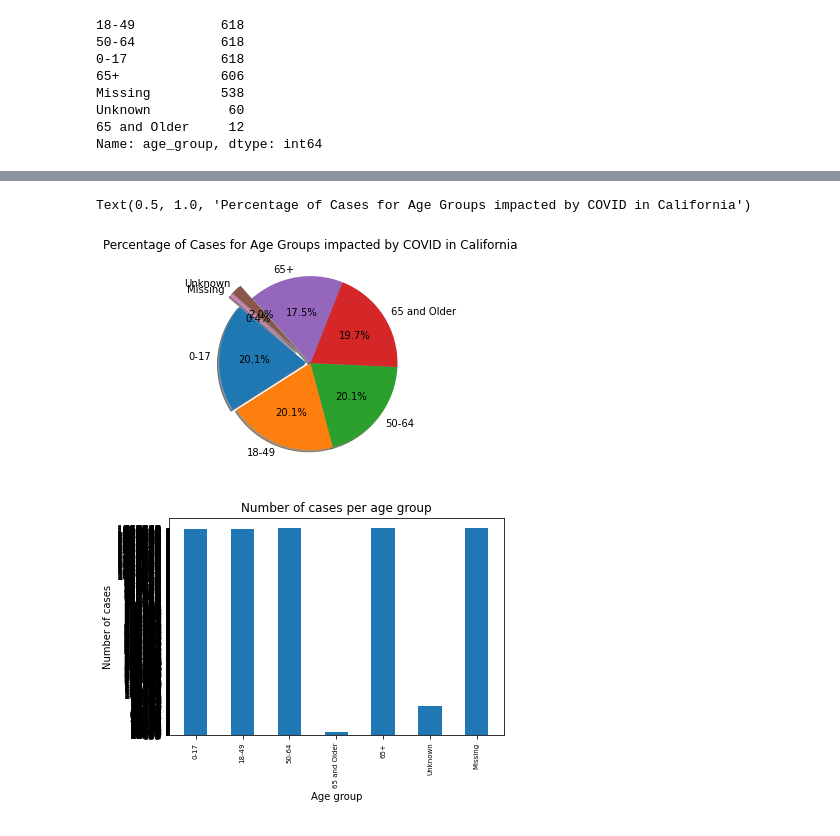
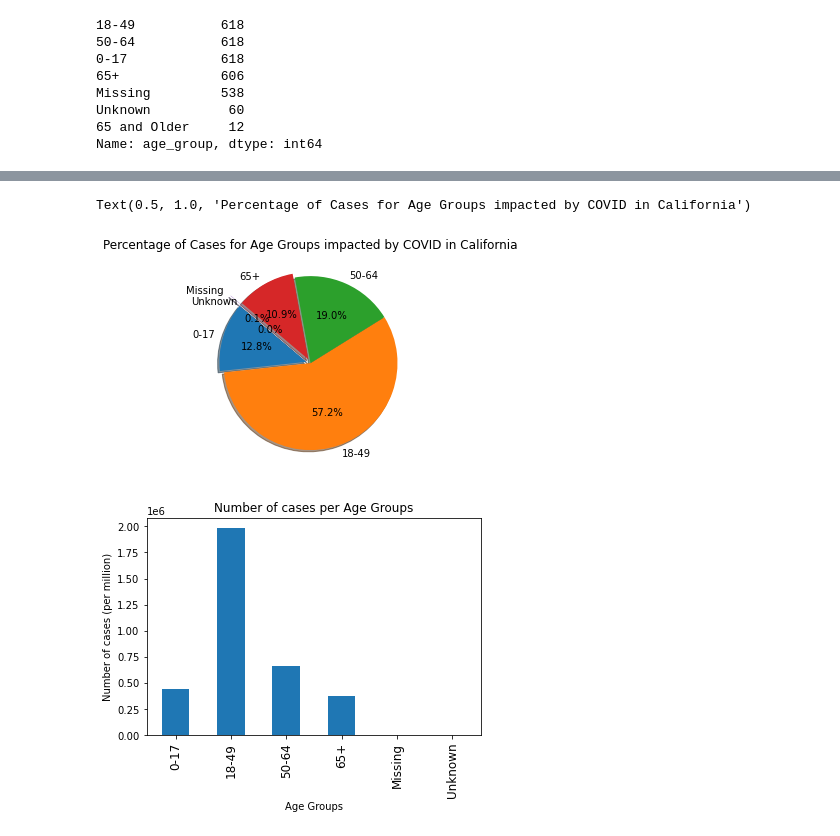
Before and after one commit to JohnGlendening/Project-1_2021, a Jupyter notebook: California gov/Cali_age.ipynb, the cells around one changed output, grey strips where cells are left out. Cells and saved outputs as stored; diff of their text form; code cells hidden in the pictures.

Commit message:
Uploaded Cali charts for Age groups

```diff
--- a/California gov/Cali_age.ipynb
+++ b/California gov/Cali_age.ipynb
@@ -75,0 +105,10 @@ Name: age_group, dtype: int64
+# %%
+age_group=["0-17","18-49","50-64","65+","Missing","Unknown"]
+Cases=[444547,1983548,660785,(369313+10086),2133,177]
+Deaths=[14,3377,9741,(37510+1336),6,0]
+
+Cali_Age_df=pd.DataFrame({"Age Groups":age_group,
+                       "Cases":Cases,
+                       "Deaths":Deaths})
+
+Cali_Age_df
@@ -76,28 +135,28 @@ Name: age_group, dtype: int64
 # %%
 #Pie chart of the percentage(%) of genders impacted in California
-ages=age_df["age_group"].value_counts()
+sizes=Cali_Age_df["Cases"]
 
-labels=age_df["age_group"].unique()
+labels=Cali_Age_df["Age Groups"].unique()
 
-explode= (0.05,0,0,0,0,0.2,0.2)
+explode= (0.05,0,0,.05,0.2,0)
 
-plt.pie(ages, labels=labels,explode=explode,
+plt.pie(sizes, labels=labels,explode=explode,
         autopct="%1.1f%%", shadow=True, startangle=140)
 
 plt.title("Percentage of Cases for Age Groups impacted by COVID in California")
 # %% [output]
 Text(0.5, 1.0, 'Percentage of Cases for Age Groups impacted by COVID in California')
-[figure, old version]
+[figure, new version]
 # %%
-age_count=age_df["age_group"]
-age_cases = age_df["totalpositive"]
-plt.title("Number of cases per age group")
-plt.ylabel("Number of cases")
-plt.xlabel("Age group")
+Ages = Cali_Age_df["Age Groups"]
+Cases_load = Cali_Age_df["Cases"]
+plt.title("Number of cases per Age Groups")
+plt.ylabel("Number of cases (per million)")
+plt.xlabel("Age Groups")
 width = 0.5
 plt.xticks(rotation=90)
-plt.bar(age_count, age_cases, width)
-plt.tick_params(axis="x", which="major", labelsize=7)
+plt.bar(Ages, Cases_load, width)
+plt.tick_params(axis="x", which="major", labelsize=12)
 plt.show()
 # %% [output]
-[figure, old version]
+[figure, new version]
```
Also changed, not shown: parts of 6 cells of this notebook.
